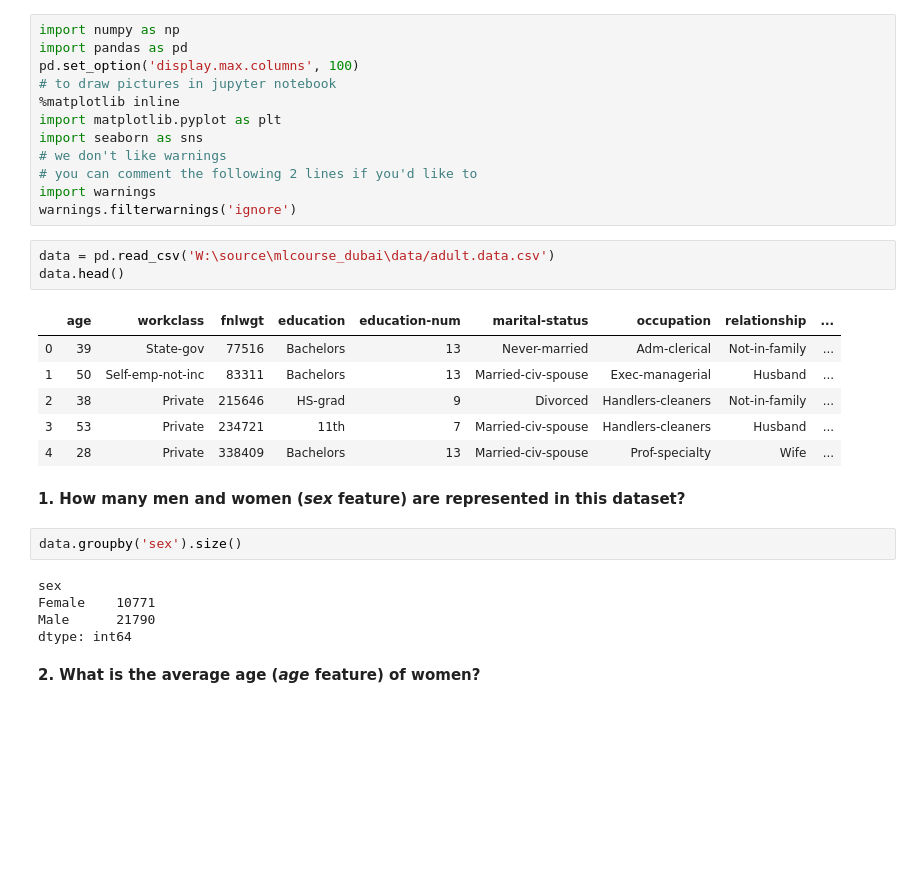
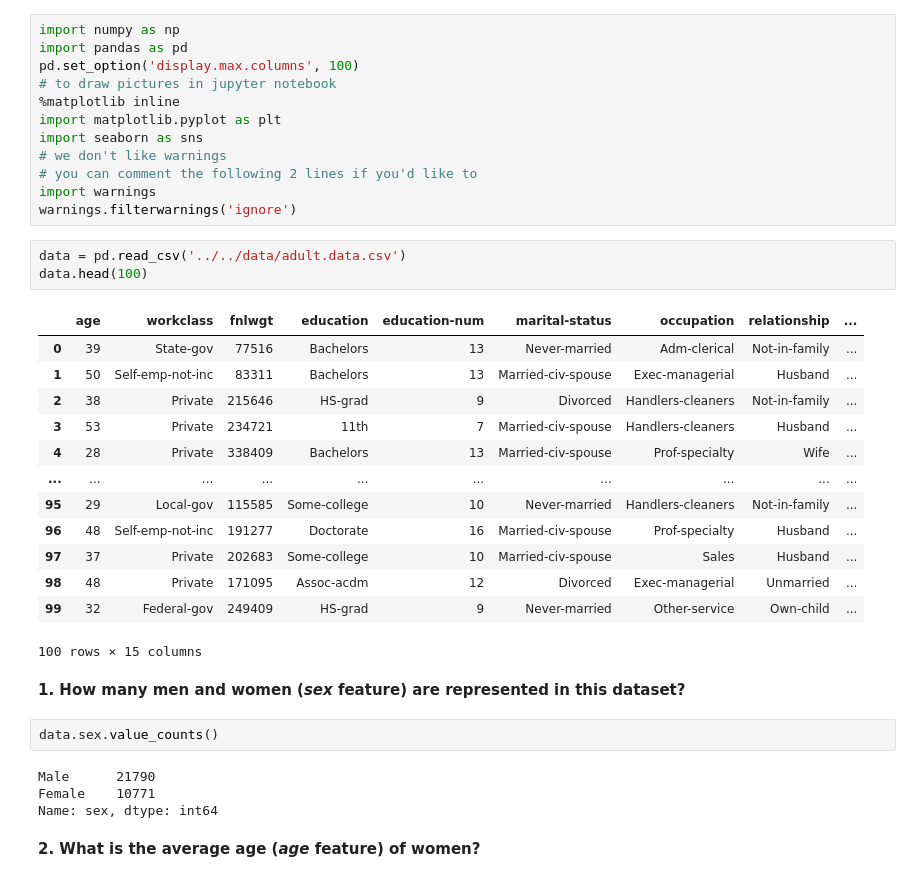
Before and after one commit to Vakterman/mlcourse_dubai, a Jupyter notebook: jupyter_notebooks/Lecture_01_EDA/topic-1-exploratory-data-analysis-with-pandas-ASSIGNMENT.ipynb, the cells around one changed output. Saved outputs shown, nothing was run; the diff lists cells and outputs as text; blank space fills up the shorter version.

```diff
--- a/jupyter_notebooks/Lecture_01_EDA/topic-1-exploratory-data-analysis-with-pandas-ASSIGNMENT.ipynb
+++ b/jupyter_notebooks/Lecture_01_EDA/topic-1-exploratory-data-analysis-with-pandas-ASSIGNMENT.ipynb
@@ -43,24 +37,30 @@ import seaborn as sns
 import warnings
 warnings.filterwarnings('ignore')
 # %%
-data = pd.read_csv('W:\source\mlcourse_dubai\data/adult.data.csv')
-data.head()
+data = pd.read_csv('../../data/adult.data.csv')
+data.head(100)
 # %% [output]
 |  | age | workclass | fnlwgt | education | education-num | marital-status | occupation | relationship | ... |
 | 0 | 39 | State-gov | 77516 | Bachelors | 13 | Never-married | Adm-clerical | Not-in-family | ... |
 | 1 | 50 | Self-emp-not-inc | 83311 | Bachelors | 13 | Married-civ-spouse | Exec-managerial | Husband | ... |
 | 2 | 38 | Private | 215646 | HS-grad | 9 | Divorced | Handlers-cleaners | Not-in-family | ... |
 | 3 | 53 | Private | 234721 | 11th | 7 | Married-civ-spouse | Handlers-cleaners | Husband | ... |
 | 4 | 28 | Private | 338409 | Bachelors | 13 | Married-civ-spouse | Prof-specialty | Wife | ... |
+| ... | ... | ... | ... | ... | ... | ... | ... | ... | ... |
+| 95 | 29 | Local-gov | 115585 | Some-college | 10 | Never-married | Handlers-cleaners | Not-in-family | ... |
+| 96 | 48 | Self-emp-not-inc | 191277 | Doctorate | 16 | Married-civ-spouse | Prof-specialty | Husband | ... |
+| 97 | 37 | Private | 202683 | Some-college | 10 | Married-civ-spouse | Sales | Husband | ... |
+| 98 | 48 | Private | 171095 | Assoc-acdm | 12 | Divorced | Exec-managerial | Unmarried | ... |
+| 99 | 32 | Federal-gov | 249409 | HS-grad | 9 | Never-married | Other-service | Own-child | ... |
+100 rows × 15 columns
 # %% [markdown]
 **1. How many men and women (*sex* feature) are represented in this dataset?**
 # %%
-data.groupby('sex').size()
+data.sex.value_counts()
 # %% [output]
-sex
+Male      21790
 Female    10771
-Male      21790
-dtype: int64
+Name: sex, dtype: int64
 # %% [markdown]
 **2. What is the average age (*age* feature) of women?**
 # %%
```
Also changed, not shown: parts of 19 cells of this notebook.
